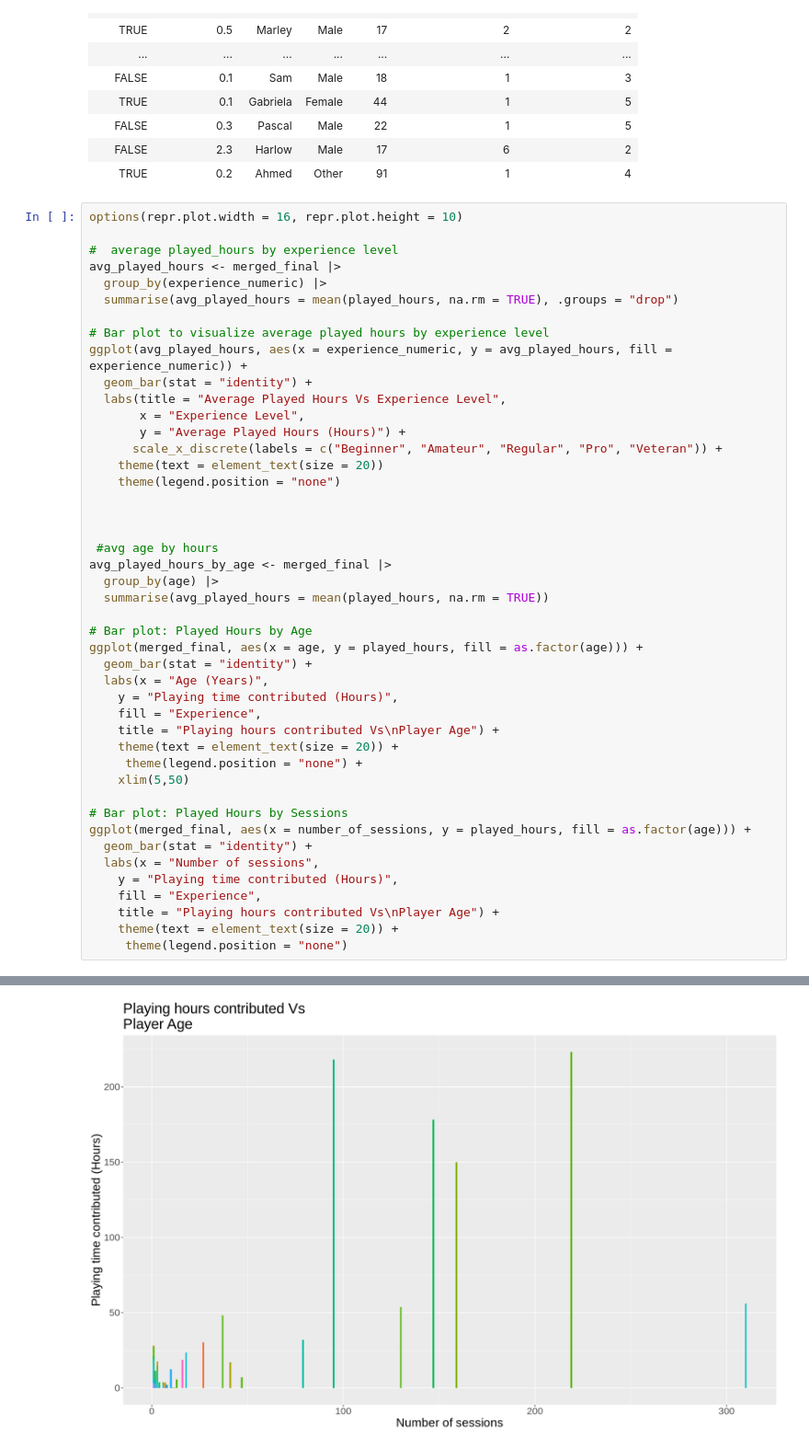
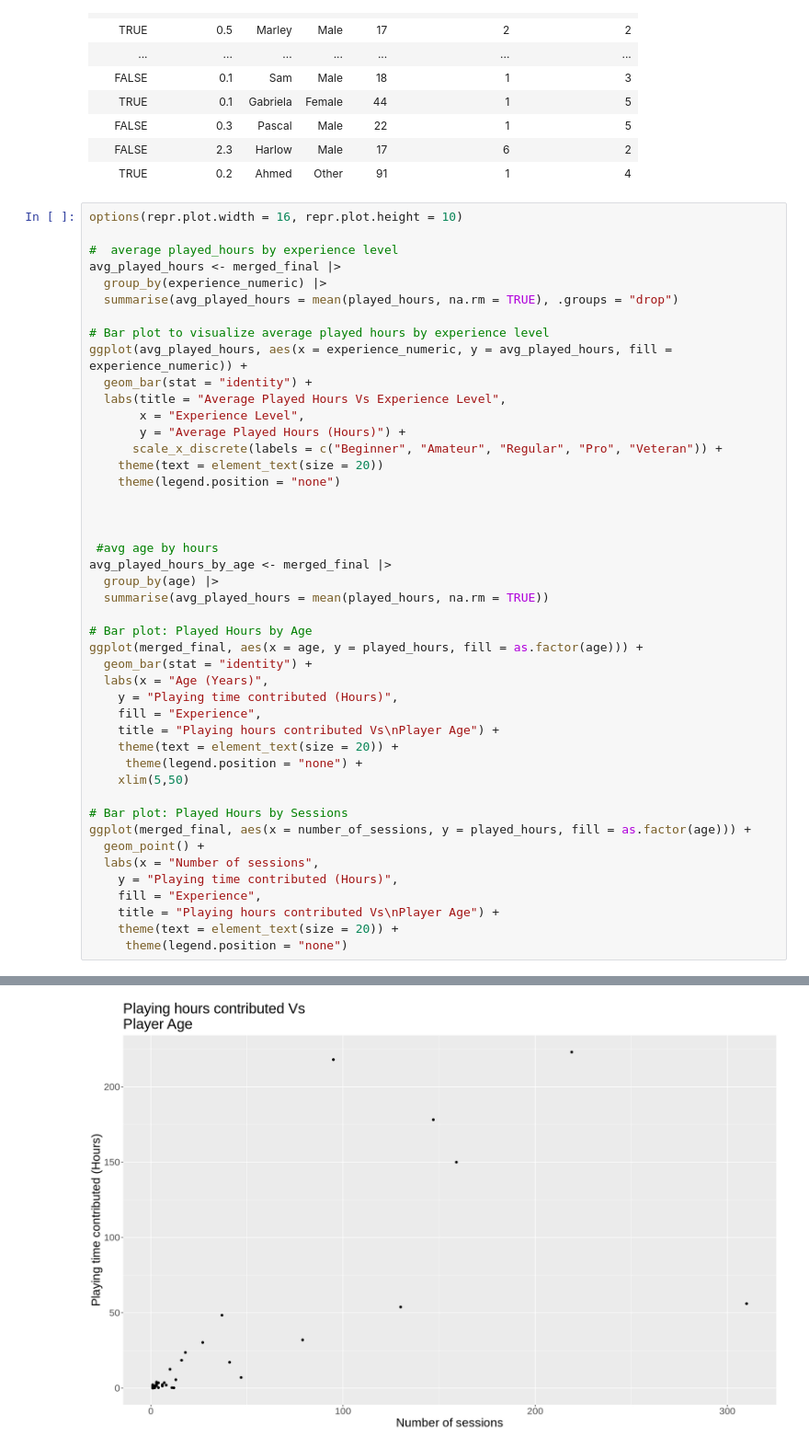
Before and after one commit to harpreeto6/Data_Science_Project, a Jupyter notebook: Minecraft_Analysis.ipynb, the cells around one changed output, grey strips where cells are left out. Shown at 92% size. Cells and saved outputs as stored; diff of their text form.

Commit message:
made another visualization plot

```diff
--- a/Minecraft_Analysis.ipynb
+++ b/Minecraft_Analysis.ipynb
@@ -147,35 +147,35 @@ avg_played_hours_by_age <- merged_final |>
 # Bar plot: Played Hours by Age
 ggplot(merged_final, aes(x = age, y = played_hours, fill = as.factor(age))) +
   geom_bar(stat = "identity") +
   labs(x = "Age (Years)",
     y = "Playing time contributed (Hours)",
     fill = "Experience",
     title = "Playing hours contributed Vs\nPlayer Age") +
     theme(text = element_text(size = 20)) +
      theme(legend.position = "none") +
     xlim(5,50)
 
 # Bar plot: Played Hours by Sessions
 ggplot(merged_final, aes(x = number_of_sessions, y = played_hours, fill = as.factor(age))) +
-  geom_bar(stat = "identity") +
+  geom_point() +
   labs(x = "Number of sessions",
     y = "Playing time contributed (Hours)",
     fill = "Experience",
     title = "Playing hours contributed Vs\nPlayer Age") +
     theme(text = element_text(size = 20)) +
      theme(legend.position = "none")
 # %% [output]
 List of 1
  $ legend.position: chr "none"
  - attr(*, "class")= chr [1:2] "theme" "gg"
  - attr(*, "complete")= logi FALSE
  - attr(*, "validate")= logi TRUE
 Warning message:
 “Removed 2 rows containing missing values or values outside the scale range
 (`geom_bar()`).”
 [figure]
 [figure]
-[figure, old version]
+[figure, new version]
 # %%
 merged_final <- ungroup(merged_final)
 
```
Also changed, not shown: parts of 9 cells of this notebook.
